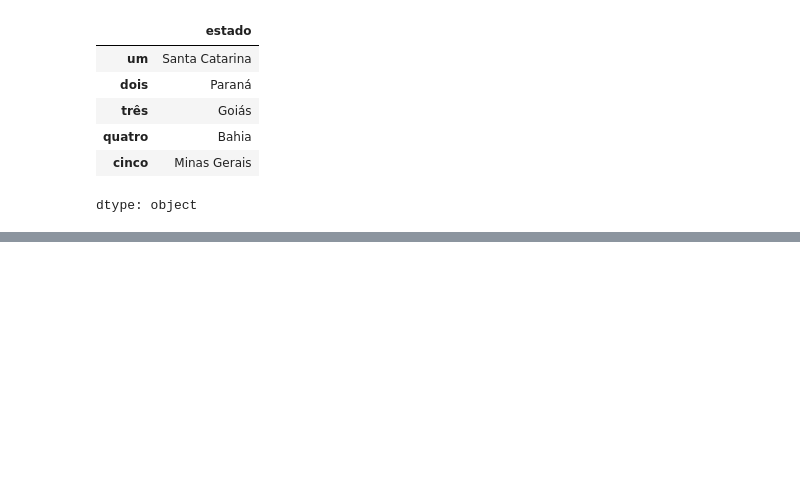
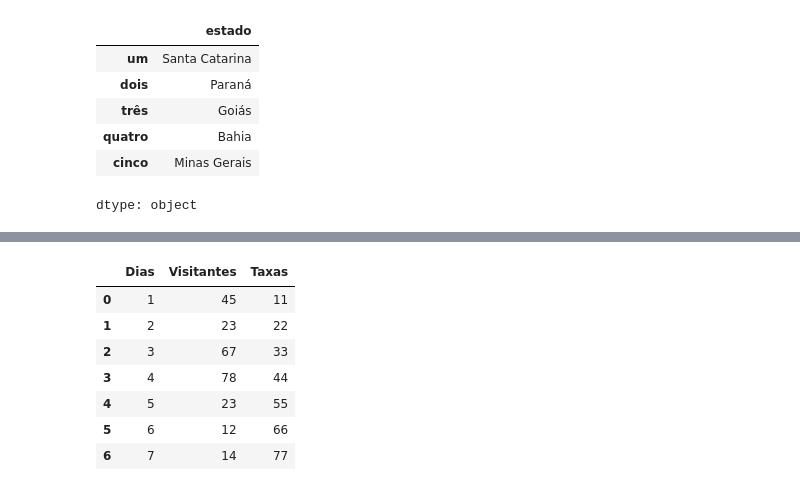
Before and after one commit to LaraDondossola/Estatistica_aplicada, a Jupyter notebook: Implementação_Python_estatistica.ipynb, the cells around one changed output, grey strips where cells are left out. Drawn from its saved outputs; the diff is of its cells as text; code cells hidden in the pictures; blank space fills up the shorter version.

```diff
--- a/Implementação_Python_estatistica.ipynb
+++ b/Implementação_Python_estatistica.ipynb
@@ -159,0 +206,7 @@ dtype: object
+# %%
+web_status = {'Dias': [1, 2, 3, 4, 5, 6,7],
+              'Visitantes':[ 45, 23, 67, 78, 23, 12, 14],
+              'Taxas': [11, 22, 33, 44, 55, 66, 77]} #dicionário com 3 pares de valores
+
+df = pd.DataFrame(web_status) #criando o DataFrame
+print(df) #imprimindo dicionário
@@ -159,0 +222,13 @@ dtype: object
+# %%
+df #diferença de imprimir com print ou só o df:
+   #print(df) - somente mostrar informação para o usuário
+   #df - conseguimos manipular os dados e as extensões
+# %% [output]
+|  | Dias | Visitantes | Taxas |
+| 0 | 1 | 45 | 11 |
+| 1 | 2 | 23 | 22 |
+| 2 | 3 | 67 | 33 |
+| 3 | 4 | 78 | 44 |
+| 4 | 5 | 23 | 55 |
+| 5 | 6 | 12 | 66 |
+| 6 | 7 | 14 | 77 |
```
Also changed, not shown: parts of 12 cells of this notebook.
